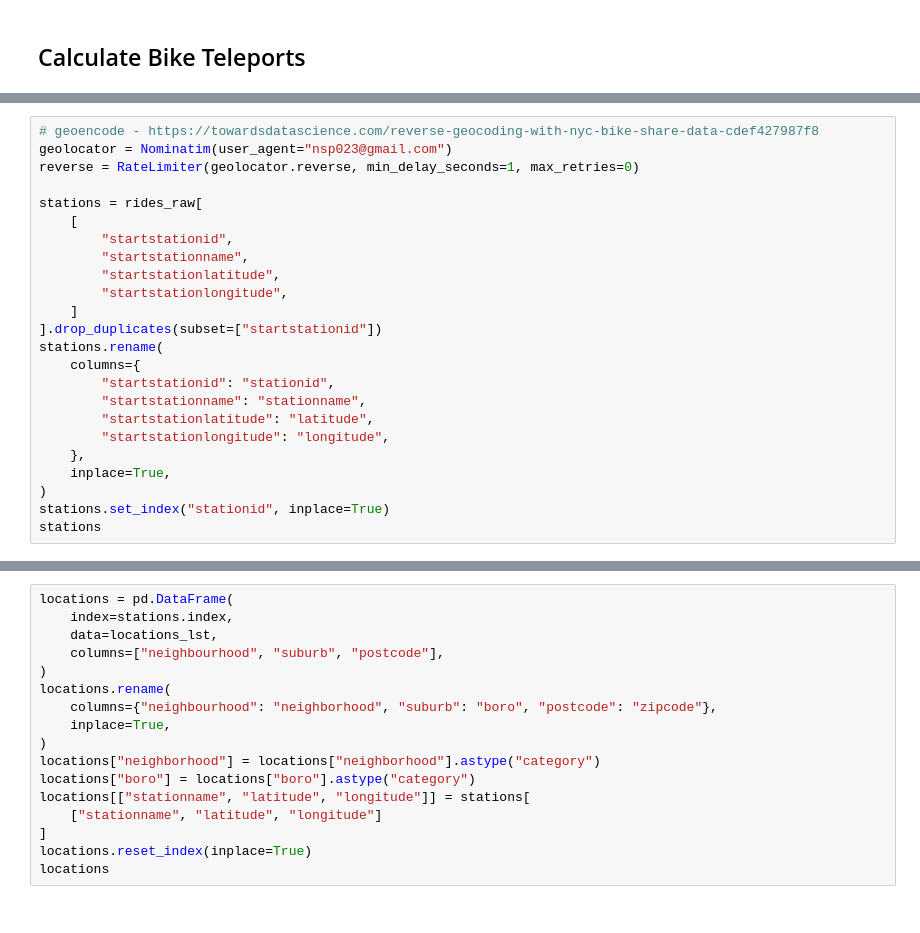
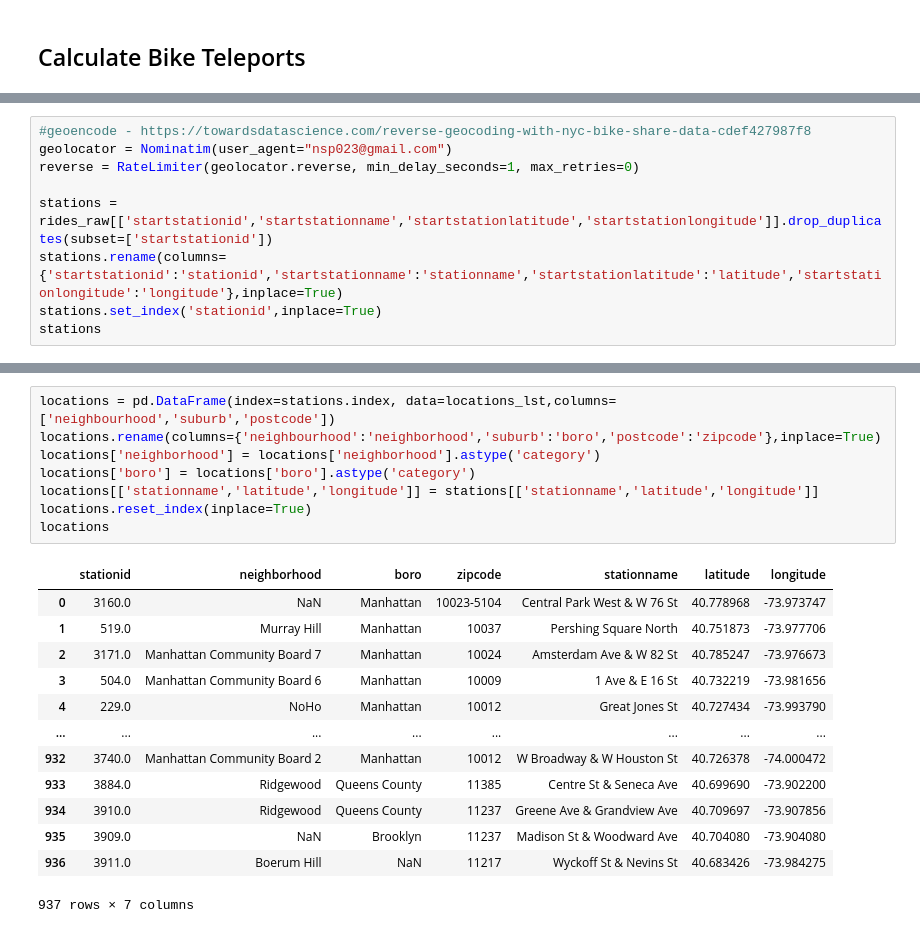
Before and after one commit to rishigoutam/citibike, a Jupyter notebook: rebalances.ipynb, the cells around one changed output, grey strips where cells are left out. Drawn from its saved outputs; the diff is of its cells as text.

```diff
--- a/rebalances.ipynb
+++ b/rebalances.ipynb
@@ -160,24 +135,9 @@ sns.barplot(y=rebalin.Station, x=rebalin.Count_In, orient="h")
 # %%
-# geoencode - https://towardsdatascience.com/reverse-geocoding-with-nyc-bike-share-data-cdef427987f8
+#geoencode - https://towardsdatascience.com/reverse-geocoding-with-nyc-bike-share-data-cdef427987f8
 geolocator = Nominatim(user_agent="nsp023@gmail.com")
 reverse = RateLimiter(geolocator.reverse, min_delay_seconds=1, max_retries=0)
 
-stations = rides_raw[
-    [
-        "startstationid",
-        "startstationname",
-        "startstationlatitude",
-        "startstationlongitude",
-    ]
-].drop_duplicates(subset=["startstationid"])
-stations.rename(
-    columns={
-        "startstationid": "stationid",
-        "startstationname": "stationname",
-        "startstationlatitude": "latitude",
-        "startstationlongitude": "longitude",
-    },
-    inplace=True,
-)
-stations.set_index("stationid", inplace=True)
+stations = rides_raw[['startstationid','startstationname','startstationlatitude','startstationlongitude']].drop_duplicates(subset=['startstationid'])
+stations.rename(columns={'startstationid':'stationid','startstationname':'stationname','startstationlatitude':'latitude','startstationlongitude':'longitude'},inplace=True)
+stations.set_index('stationid',inplace=True)
 stations
@@ -193,19 +180,24 @@ stations
 # %%
-locations = pd.DataFrame(
-    index=stations.index,
-    data=locations_lst,
-    columns=["neighbourhood", "suburb", "postcode"],
-)
-locations.rename(
-    columns={"neighbourhood": "neighborhood", "suburb": "boro", "postcode": "zipcode"},
-    inplace=True,
-)
-locations["neighborhood"] = locations["neighborhood"].astype("category")
-locations["boro"] = locations["boro"].astype("category")
-locations[["stationname", "latitude", "longitude"]] = stations[
-    ["stationname", "latitude", "longitude"]
-]
+locations = pd.DataFrame(index=stations.index, data=locations_lst,columns=['neighbourhood','suburb','postcode'])
+locations.rename(columns={'neighbourhood':'neighborhood','suburb':'boro','postcode':'zipcode'},inplace=True)
+locations['neighborhood'] = locations['neighborhood'].astype('category')
+locations['boro'] = locations['boro'].astype('category')
+locations[['stationname','latitude','longitude']] = stations[['stationname','latitude','longitude']]
 locations.reset_index(inplace=True)
 locations
+# %% [output]
+|  | stationid | neighborhood | boro | zipcode | stationname | latitude | longitude |
+| 0 | 3160.0 | NaN | Manhattan | 10023-5104 | Central Park West & W 76 St | 40.778968 | -73.973747 |
+| 1 | 519.0 | Murray Hill | Manhattan | 10037 | Pershing Square North | 40.751873 | -73.977706 |
+| 2 | 3171.0 | Manhattan Community Board 7 | Manhattan | 10024 | Amsterdam Ave & W 82 St | 40.785247 | -73.976673 |
+| 3 | 504.0 | Manhattan Community Board 6 | Manhattan | 10009 | 1 Ave & E 16 St | 40.732219 | -73.981656 |
+| 4 | 229.0 | NoHo | Manhattan | 10012 | Great Jones St | 40.727434 | -73.993790 |
+| ... | ... | ... | ... | ... | ... | ... | ... |
+| 932 | 3740.0 | Manhattan Community Board 2 | Manhattan | 10012 | W Broadway & W Houston St | 40.726378 | -74.000472 |
+| 933 | 3884.0 | Ridgewood | Queens County | 11385 | Centre St & Seneca Ave | 40.699690 | -73.902200 |
+| 934 | 3910.0 | Ridgewood | Queens County | 11237 | Greene Ave & Grandview Ave | 40.709697 | -73.907856 |
+| 935 | 3909.0 | NaN | Brooklyn | 11237 | Madison St & Woodward Ave | 40.704080 | -73.904080 |
+| 936 | 3911.0 | Boerum Hill | NaN | 11217 | Wyckoff St & Nevins St | 40.683426 | -73.984275 |
+937 rows × 7 columns
 # %%
 locations.info()
```
Also changed, not shown: parts of 12 cells of this notebook.
